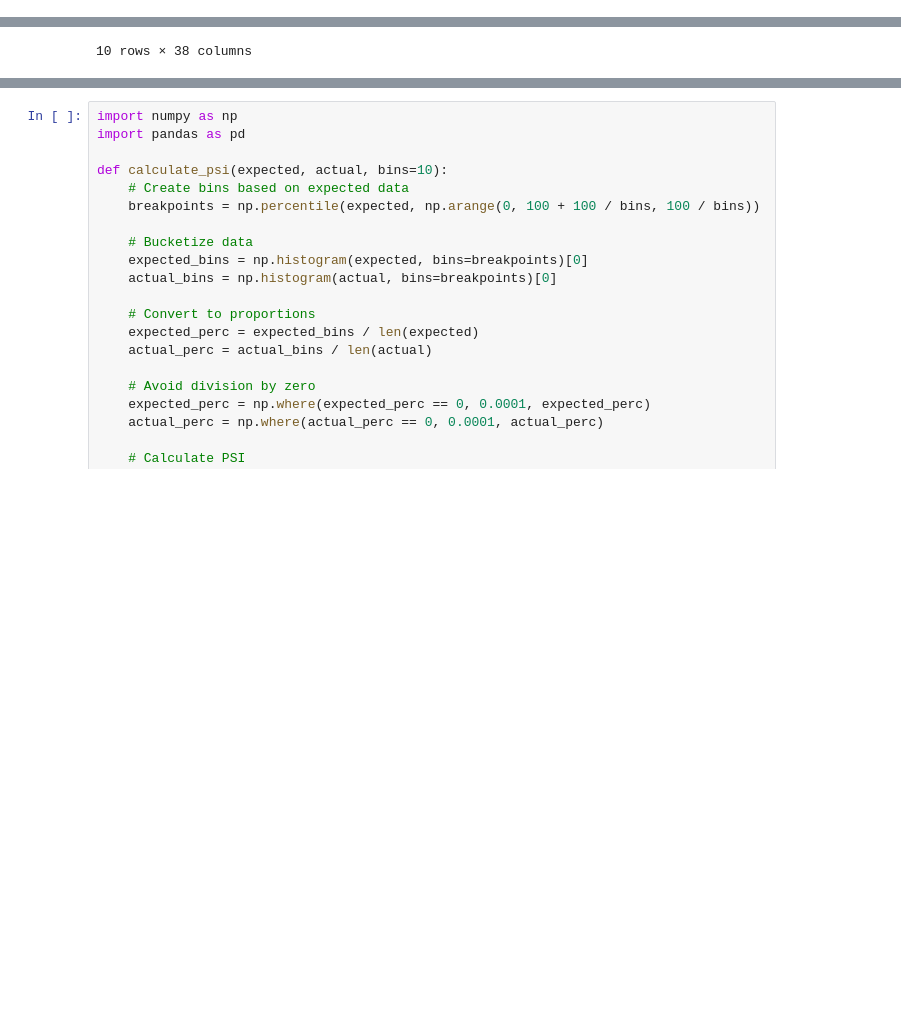
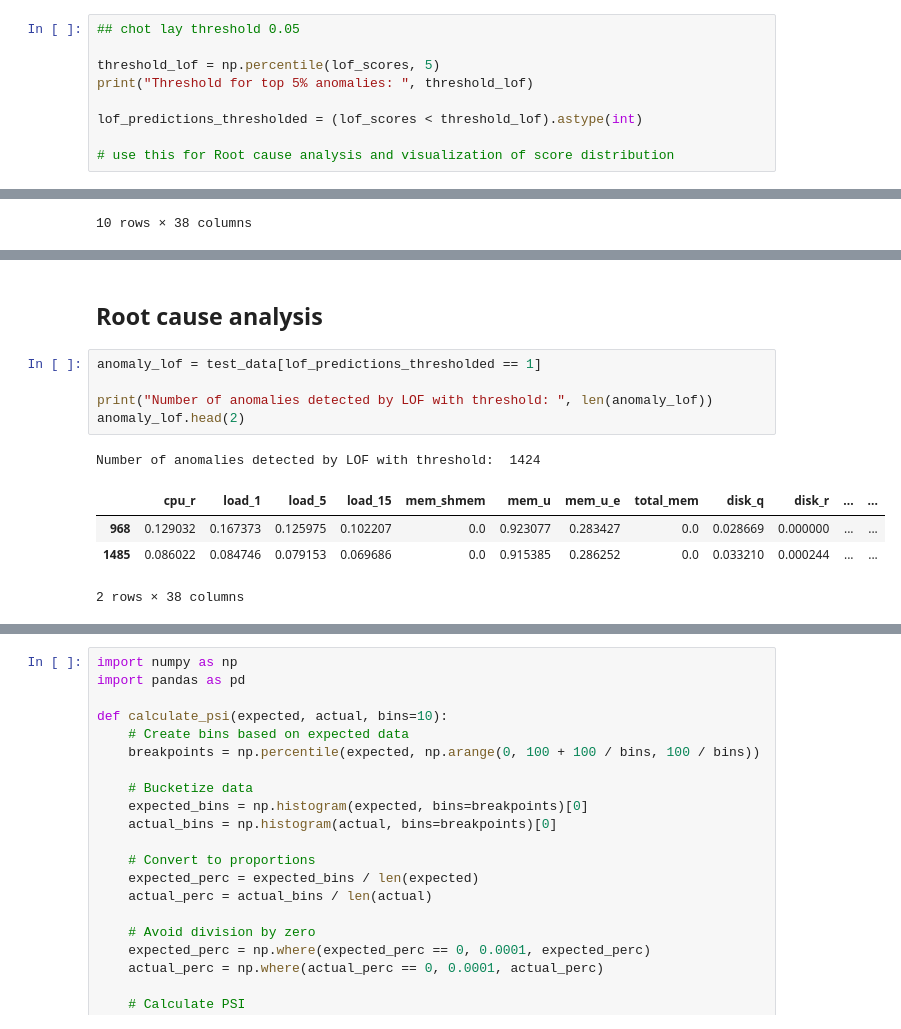
Before and after one commit to haiduongnguyen/Opstimus, a Jupyter notebook: experiments/exp02_SMD/run_exp02.ipynb, the cells around one changed output, grey strips where cells are left out. Drawn from its saved outputs; the diff is of its cells as text; blank space fills up the shorter version.

```diff
--- a/experiments/exp02_SMD/run_exp02.ipynb
+++ b/experiments/exp02_SMD/run_exp02.ipynb
@@ -180,3 +213,12 @@ AUC-ROC of local outlier factor:  0.8259793486743428
+# %%
+## chot lay threshold 0.05
+
+threshold_lof = np.percentile(lof_scores, 5)
+print("Threshold for top 5% anomalies: ", threshold_lof)
+
+lof_predictions_thresholded = (lof_scores < threshold_lof).astype(int)
+
+# use this for Root cause analysis and visualization of score distribution
 # %% [markdown]
 ## Isolation forest
 # %%
@@ -328,0 +462,13 @@ lof_tp_deviation[lof_tp_deviation.abs() >= 3]
+# %% [markdown]
+## Root cause analysis
+# %%
+anomaly_lof = test_data[lof_predictions_thresholded == 1]
+
+print("Number of anomalies detected by LOF with threshold: ", len(anomaly_lof))
+anomaly_lof.head(2)
+# %% [output]
+Number of anomalies detected by LOF with threshold:  1424
+|  | cpu_r | load_1 | load_5 | load_15 | mem_shmem | mem_u | mem_u_e | total_mem | disk_q | disk_r | ... | ... |
+| 968 | 0.129032 | 0.167373 | 0.125975 | 0.102207 | 0.0 | 0.923077 | 0.283427 | 0.0 | 0.028669 | 0.000000 | ... | ... |
+| 1485 | 0.086022 | 0.084746 | 0.079153 | 0.069686 | 0.0 | 0.915385 | 0.286252 | 0.0 | 0.033210 | 0.000244 | ... | ... |
+2 rows × 38 columns
```
Also changed, not shown: parts of 32 cells of this notebook.
